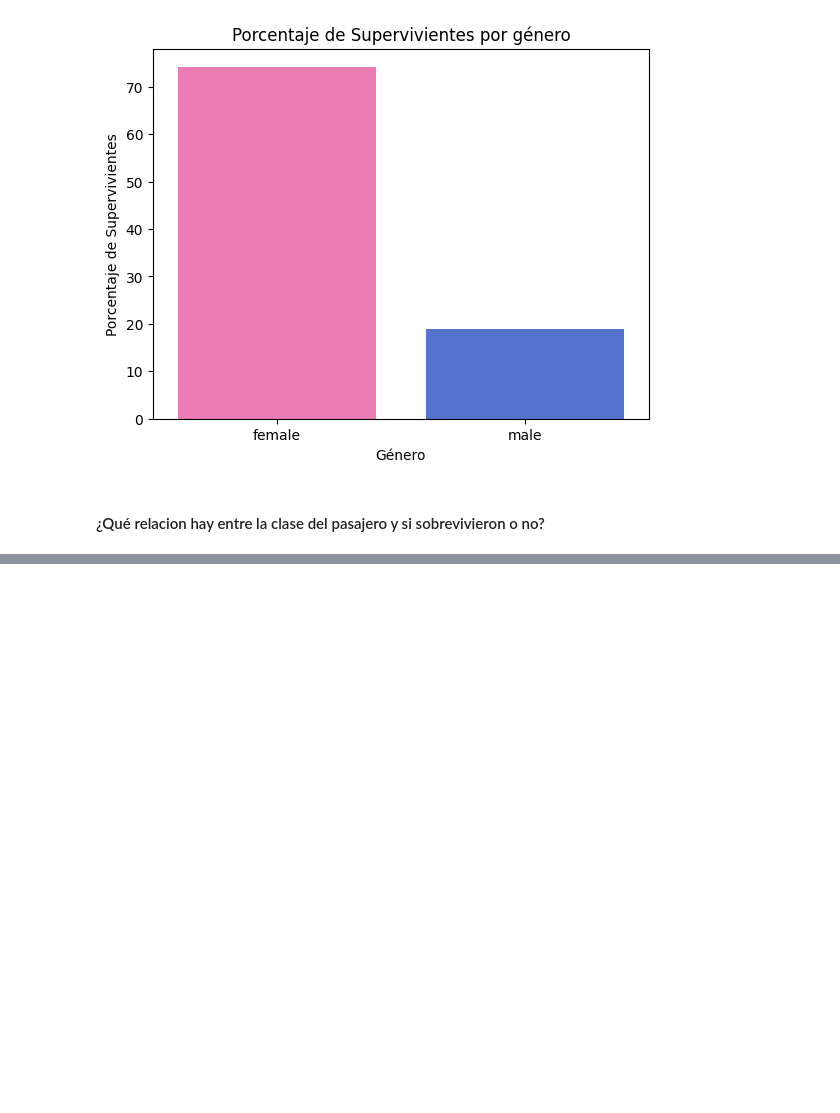
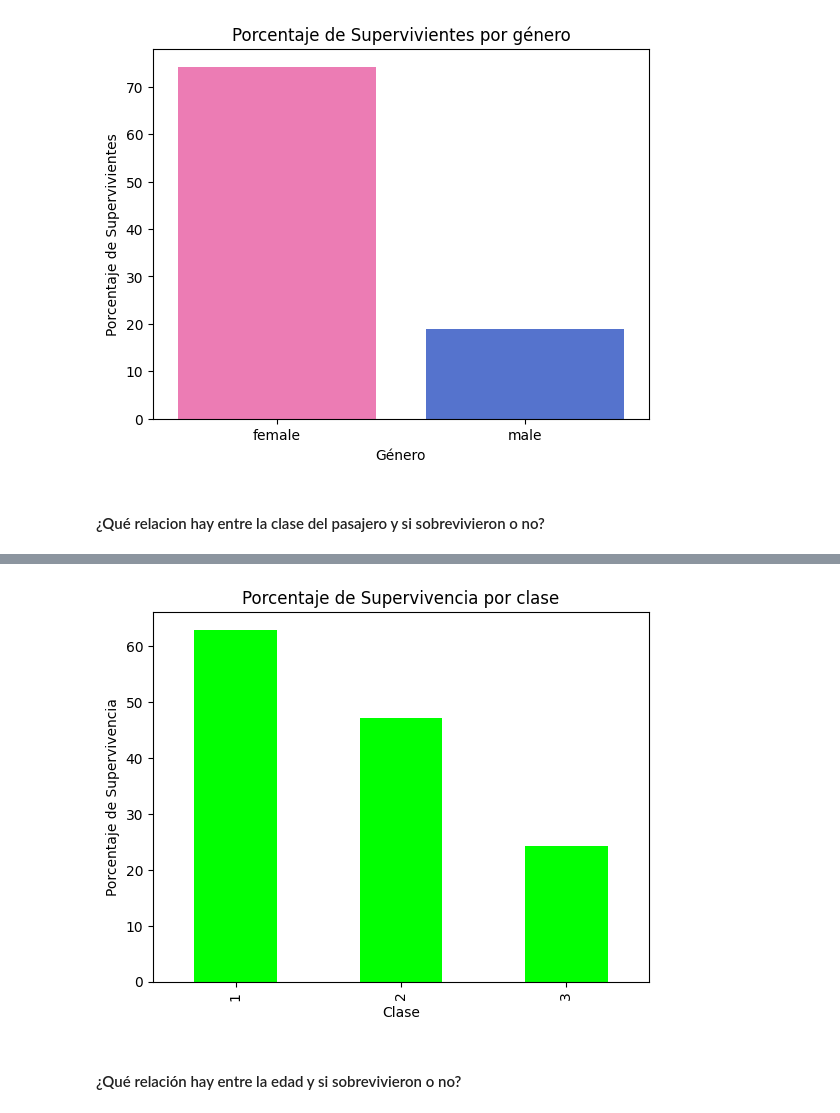
Before and after one commit to JaimeVecina/Ejercicio_Titanic_Proyecto, a Jupyter notebook: Ejercicio_Titanic.ipynb, the cells around one changed output, grey strips where cells are left out. Saved outputs shown, nothing was run; the diff lists cells and outputs as text; code cells hidden in the pictures; blank space fills up the shorter version.

```diff
--- a/Ejercicio_Titanic.ipynb
+++ b/Ejercicio_Titanic.ipynb
@@ -294,0 +331,14 @@ plt.show()
+# %%
+# Calcular el porcentaje de supervivencia para cada clase
+Superviviente_por_clase['Porcentaje_supervivientes'] = (Superviviente_por_clase[1] / (Superviviente_por_clase[0] + Superviviente_por_clase[1])) * 100
+
+# Crear el gráfico de barras
+Superviviente_por_clase['Porcentaje_supervivientes'].plot(kind='bar', color='#00FF00')
+plt.xlabel('Clase')
+plt.ylabel('Porcentaje de Supervivencia')
+plt.title('Porcentaje de Supervivencia por clase')
+plt.show()
+# %% [output]
+[figure, added]
+# %% [markdown]
+#### ¿Qué relación hay entre la edad y si sobrevivieron o no?
```
Also changed, not shown: parts of 16 cells of this notebook.
